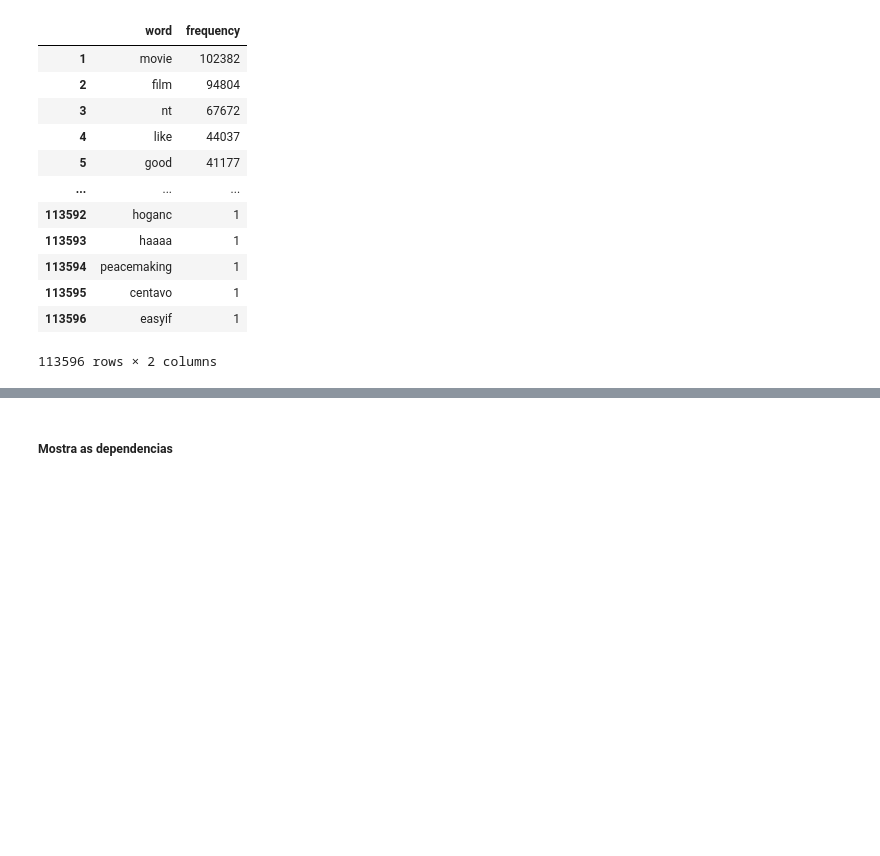
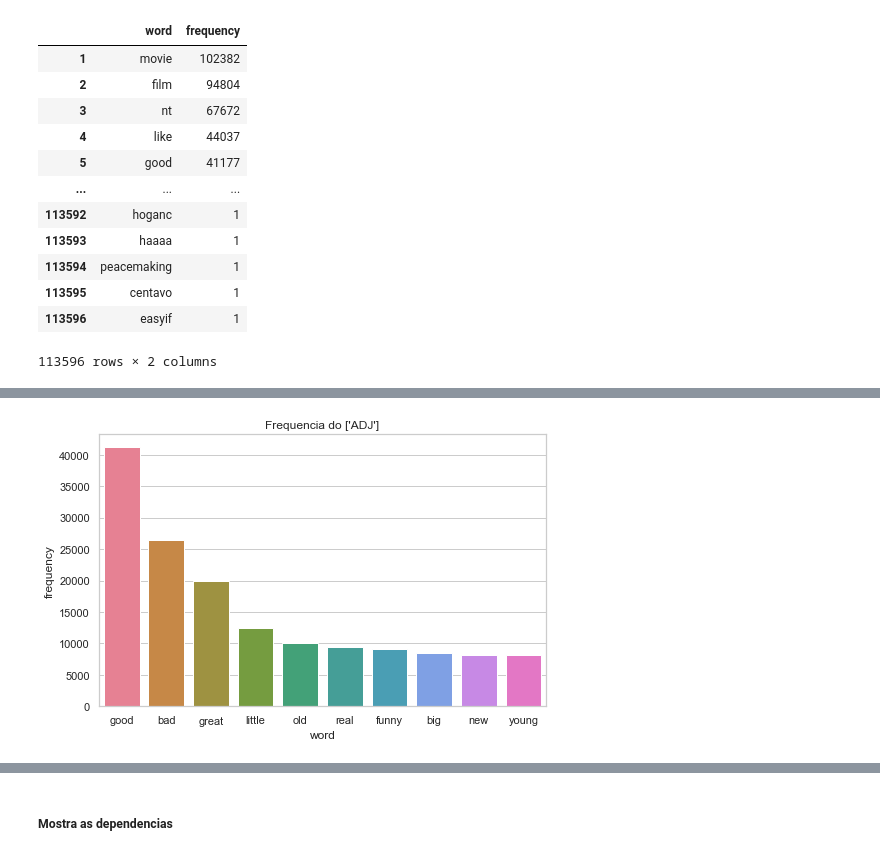
Before and after one commit to doissegundos/PLN_IMDB_50K_Movie_Reviews, a Jupyter notebook: visualização.ipynb, the cells around one changed output, grey strips where cells are left out. Drawn from its saved outputs; the diff is of its cells as text; code cells hidden in the pictures; blank space fills up the shorter version.

```diff
--- a/visualização.ipynb
+++ b/visualização.ipynb
@@ -106,0 +156,4 @@ VERB
+# %%
+visualizacao01("[\'ADJ\']")
+# %% [output]
+[figure, added]
```
Also changed, not shown: parts of 16 cells of this notebook.
